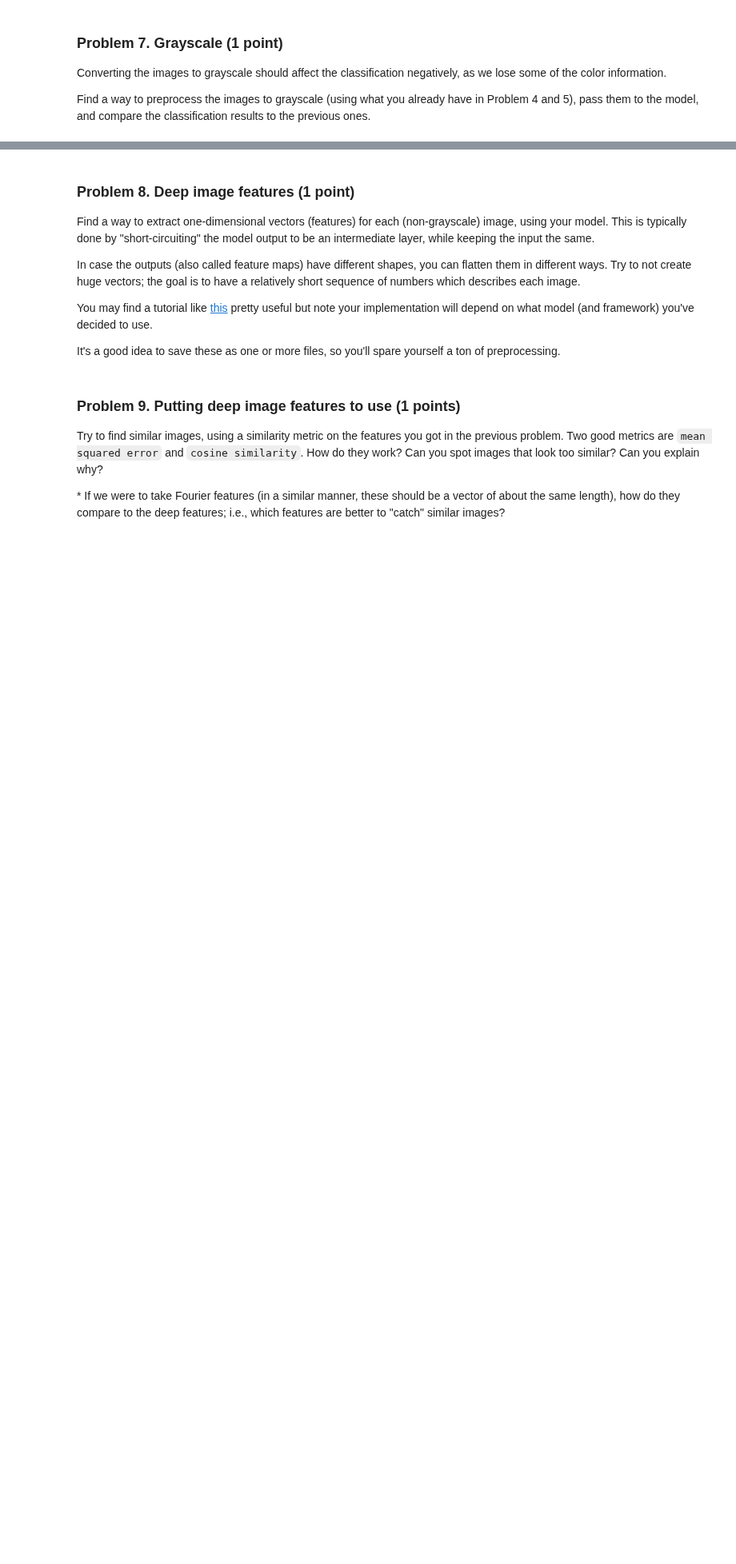
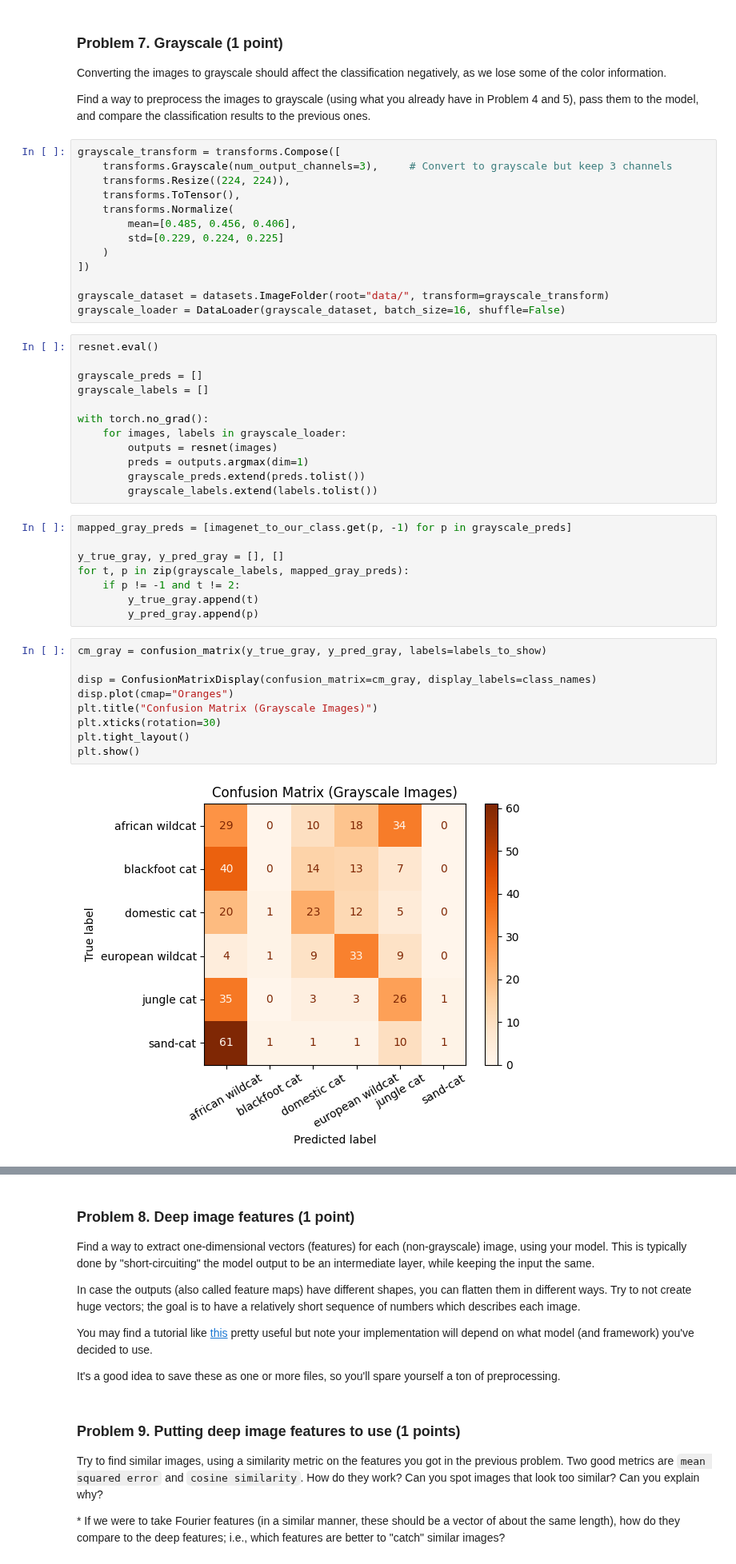
Before and after one commit to stilyan122/AI-and-Machine-Learning, a Jupyter notebook: Data Science/Working with Images/Working with Images Lab.ipynb, the cells around one changed output, grey strips where cells are left out. Shown at 80% size. Saved outputs shown, nothing was run; the diff lists cells and outputs as text; blank space fills up the shorter version.

```diff
--- a/Data Science/Working with Images/Working with Images Lab.ipynb
+++ b/Data Science/Working with Images/Working with Images Lab.ipynb
@@ -150,3 +345,47 @@ Create a [confusion matrix](https://en.wikipedia.org/wiki/Confusion_matrix) to e
 Converting the images to grayscale should affect the classification negatively, as we lose some of the color information.
 
 Find a way to preprocess the images to grayscale (using what you already have in Problem 4 and 5), pass them to the model, and compare the classification results to the previous ones.
+# %%
+grayscale_transform = transforms.Compose([
+    transforms.Grayscale(num_output_channels=3),     # Convert to grayscale but keep 3 channels
+    transforms.Resize((224, 224)),
+    transforms.ToTensor(),
+    transforms.Normalize(
+        mean=[0.485, 0.456, 0.406],
+        std=[0.229, 0.224, 0.225]
+    )
+])
+
+grayscale_dataset = datasets.ImageFolder(root="data/", transform=grayscale_transform)
+grayscale_loader = DataLoader(grayscale_dataset, batch_size=16, shuffle=False)
+# %%
+resnet.eval()
+
+grayscale_preds = []
+grayscale_labels = []
+
+with torch.no_grad():
+    for images, labels in grayscale_loader:
+        outputs = resnet(images)
+        preds = outputs.argmax(dim=1)
+        grayscale_preds.extend(preds.tolist())
+        grayscale_labels.extend(labels.tolist())
+# %%
+mapped_gray_preds = [imagenet_to_our_class.get(p, -1) for p in grayscale_preds]
+
+y_true_gray, y_pred_gray = [], []
+for t, p in zip(grayscale_labels, mapped_gray_preds):
+    if p != -1 and t != 2:
+        y_true_gray.append(t)
+        y_pred_gray.append(p)
+# %%
+cm_gray = confusion_matrix(y_true_gray, y_pred_gray, labels=labels_to_show)
+
+disp = ConfusionMatrixDisplay(confusion_matrix=cm_gray, display_labels=class_names)
+disp.plot(cmap="Oranges")
+plt.title("Confusion Matrix (Grayscale Images)")
+plt.xticks(rotation=30)
+plt.tight_layout()
+plt.show()
+# %% [output]
+[figure, added]
```
Also changed, not shown: parts of 23 cells of this notebook.
